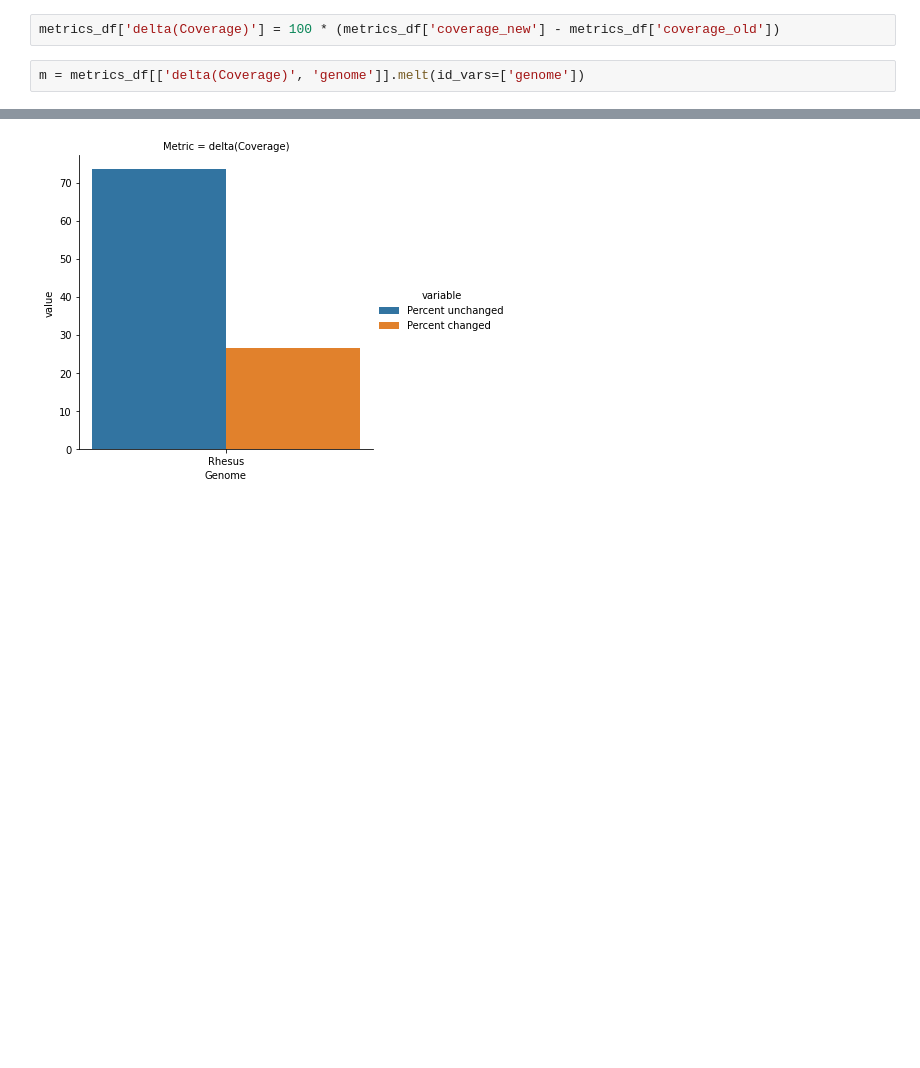
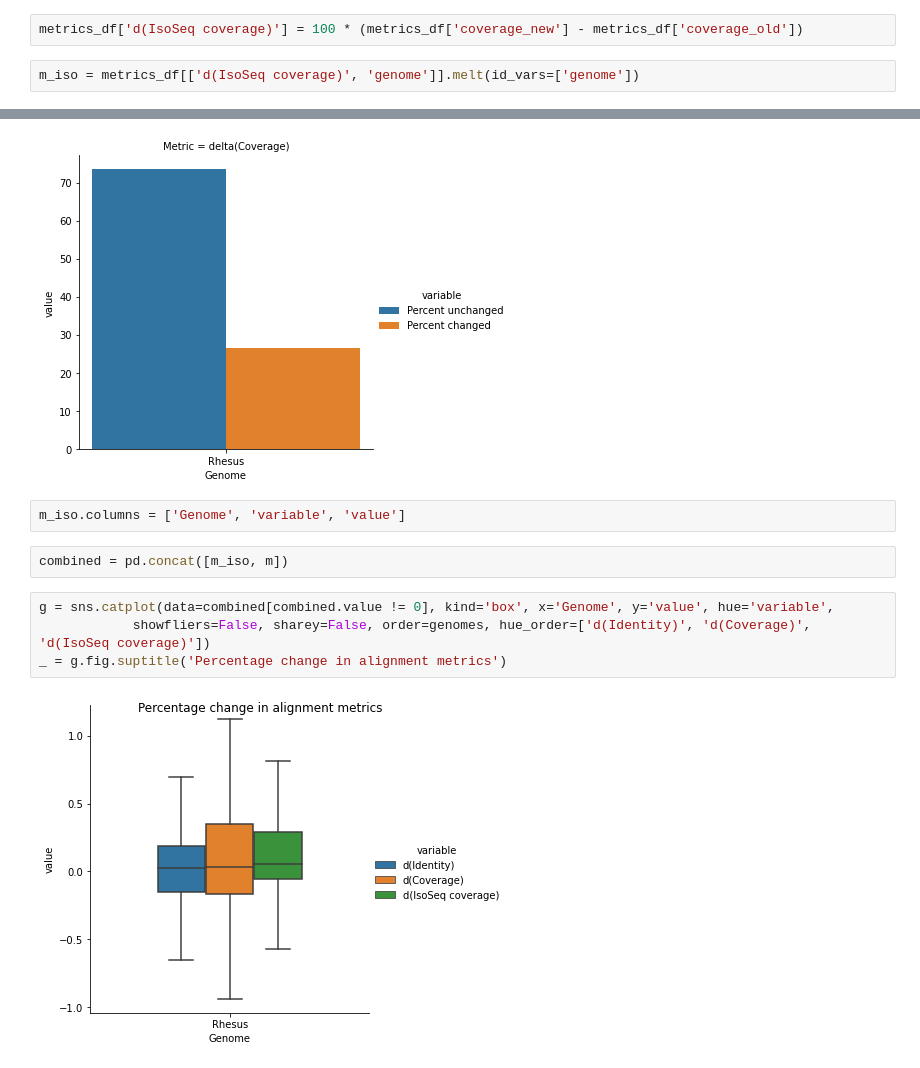
Before and after one commit to UCSantaCruzComputationalGenomicsLab/primates-2020, a Jupyter notebook: notebooks/compare_old_assemblies-rhesus-only.ipynb, the cells around one changed output, grey strips where cells are left out. Cells and saved outputs as stored; diff of their text form; blank space fills up the shorter version.

Commit message:
updated plots

```diff
--- a/notebooks/compare_old_assemblies-rhesus-only.ipynb
+++ b/notebooks/compare_old_assemblies-rhesus-only.ipynb
@@ -123,7 +123,7 @@ for genome, bams in bam_map.items():
 # %%
 metrics_df = pd.concat(metrics)
 # %%
-metrics_df['delta(Coverage)'] = 100 * (metrics_df['coverage_new'] - metrics_df['coverage_old'])
+metrics_df['d(IsoSeq coverage)'] = 100 * (metrics_df['coverage_new'] - metrics_df['coverage_old'])
 # %%
-m = metrics_df[['delta(Coverage)', 'genome']].melt(id_vars=['genome'])
+m_iso = metrics_df[['d(IsoSeq coverage)', 'genome']].melt(id_vars=['genome'])
 # %%
@@ -143,3 +143,13 @@ sns.catplot(data=cdf, hue='variable', y='value', x='Genome', col='Metric', kind=
 # %% [output]
 <seaborn.axisgrid.FacetGrid at 0x...>
 [figure]
+# %%
+m_iso.columns = ['Genome', 'variable', 'value']
+# %%
+combined = pd.concat([m_iso, m])
+# %%
+g = sns.catplot(data=combined[combined.value != 0], kind='box', x='Genome', y='value', hue='variable',
+            showfliers=False, sharey=False, order=genomes, hue_order=['d(Identity)', 'd(Coverage)', 'd(IsoSeq coverage)'])
+_ = g.fig.suptitle('Percentage change in alignment metrics')
+# %% [output]
+[figure, added]
```
Also changed, not shown: parts of 1 cell of this notebook.
